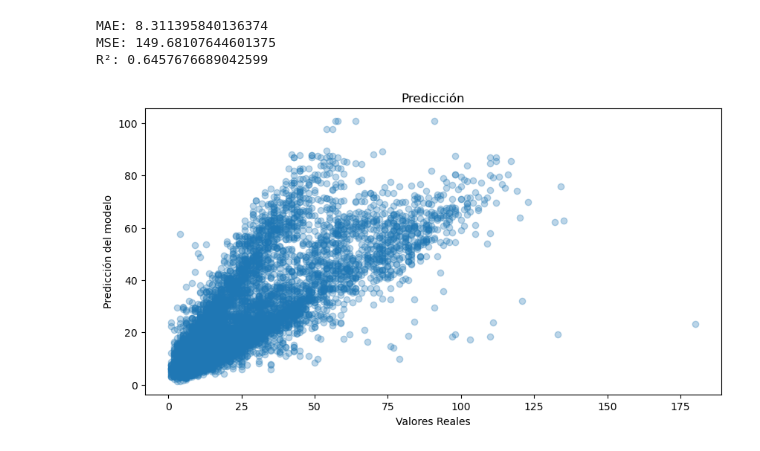
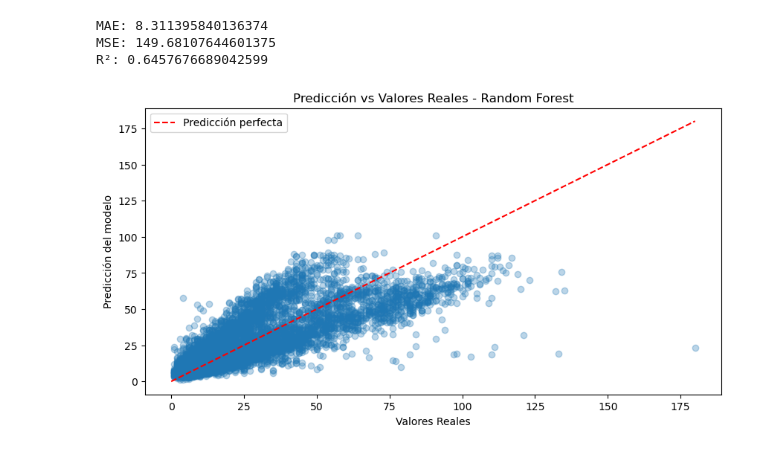
Before and after one commit to nicocaliman/PROYECTO-FINAL-SI, a Jupyter notebook: proyecto_final.ipynb, the cells around one changed output. Saved outputs shown, nothing was run; the diff lists cells and outputs as text; code cells hidden in the pictures.

Commit message:
agregado regresion lineal + random forest final

```diff
--- a/proyecto_final.ipynb
+++ b/proyecto_final.ipynb
@@ -229,12 +229,16 @@ MAE: 8.311395840136374
 MSE: 149.68107644601375
 R²: 0.6457676689042599
 # %%
-# Gráfica 3 - Prediccion
+# Gráfica 3 - Prediccion Random Forest
+max_val = max(y_test.max(), y_pred.max())
+
 plt.figure(figsize=(10, 5))
 plt.scatter(y_test, y_pred, alpha=0.3)
-plt.title('Predicción')
+plt.plot([0, max_val], [0, max_val], color='red', linestyle='--', label='Predicción perfecta')
+plt.title('Predicción vs Valores Reales - Random Forest')
 plt.xlabel('Valores Reales')
 plt.ylabel('Predicción del modelo')
+plt.legend()
 plt.show()
 # %% [output]
-[figure, old version]
+[figure, new version]
```
Also changed, not shown: 1 other file.
